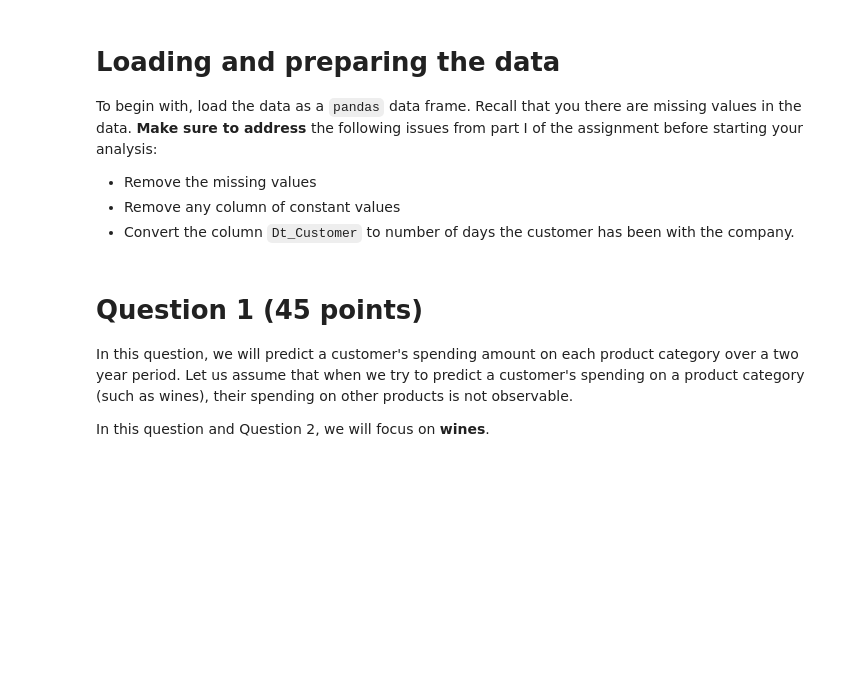
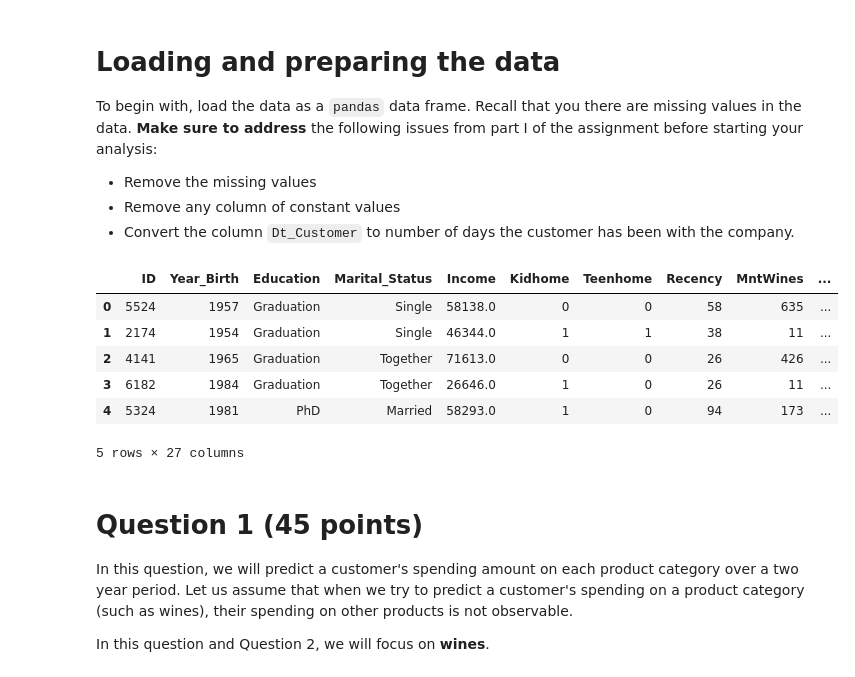
Before and after one commit to Data-Analytics-with-Python/individual-assignment-iii-harshrstgi24-cloud, a Jupyter notebook: Assignment_3.ipynb, the cells around one changed output. Saved outputs shown, nothing was run; the diff lists cells and outputs as text; code cells hidden in the pictures; blank space fills up the shorter version.

```diff
--- a/Assignment_3.ipynb
+++ b/Assignment_3.ipynb
@@ -20,6 +20,53 @@ To begin with, load the data as a `pandas` data frame. Recall that you there are
 * Remove the missing values
 * Remove any column of constant values
 * Convert the column `Dt_Customer` to number of days the customer has been with the company.
+# %%
+import pandas as pd
+import numpy as np
+
+from sklearn.model_selection import train_test_split, cross_val_score, GridSearchCV
+from sklearn.compose import ColumnTransformer
+from sklearn.preprocessing import OneHotEncoder, StandardScaler
+from sklearn.pipeline import Pipeline
+from sklearn.ensemble import RandomForestRegressor
+from sklearn.linear_model import LinearRegression
+from sklearn.neighbors import KNeighborsClassifier
+from sklearn.metrics import (
+    mean_squared_error,
+    mean_absolute_error,
+    r2_score,
+    classification_report,
+    accuracy_score
+)
+import plotly.express as px
+
+# 1. Load data  (adjust filename/path if your CSV is named differently)
+df = pd.read_excel("/content/W33836-XLS-ENG.xlsx") # Changed to pd.read_excel
+
+# 2. Drop rows with missing values
+df = df.dropna()
+
+# 3. Drop constant columns (same value for all rows)
+constant_cols = df.columns[df.nunique() == 1]
+df = df.drop(columns=constant_cols)
+
+# 4. Convert Dt_Customer to "days with company"
+df["Dt_Customer"] = pd.to_datetime(df["Dt_Customer"])
+reference_date = df["Dt_Customer"].max()
+df["Customer_Tenure_Days"] = (reference_date - df["Dt_Customer"]).dt.days
+
+# Drop original date column (we keep the numeric tenure)
+df = df.drop(columns=["Dt_Customer"])
+
+df.head()
+# %% [output]
+|  | ID | Year_Birth | Education | Marital_Status | Income | Kidhome | Teenhome | Recency | MntWines | ... |
+| 0 | 5524 | 1957 | Graduation | Single | 58138.0 | 0 | 0 | 58 | 635 | ... |
+| 1 | 2174 | 1954 | Graduation | Single | 46344.0 | 1 | 1 | 38 | 11 | ... |
+| 2 | 4141 | 1965 | Graduation | Together | 71613.0 | 0 | 0 | 26 | 426 | ... |
+| 3 | 6182 | 1984 | Graduation | Together | 26646.0 | 1 | 0 | 26 | 11 | ... |
+| 4 | 5324 | 1981 | PhD | Married | 58293.0 | 1 | 0 | 94 | 173 | ... |
+5 rows × 27 columns
 # %% [markdown]
 # Question 1 (45 points)
 
```
Also changed, not shown: parts of 16 cells of this notebook.
